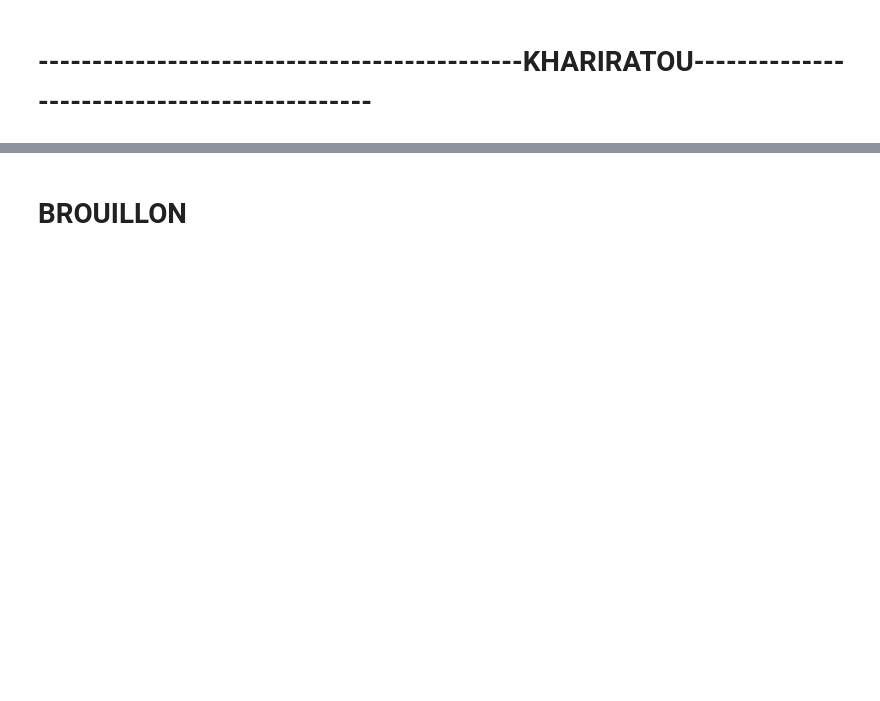
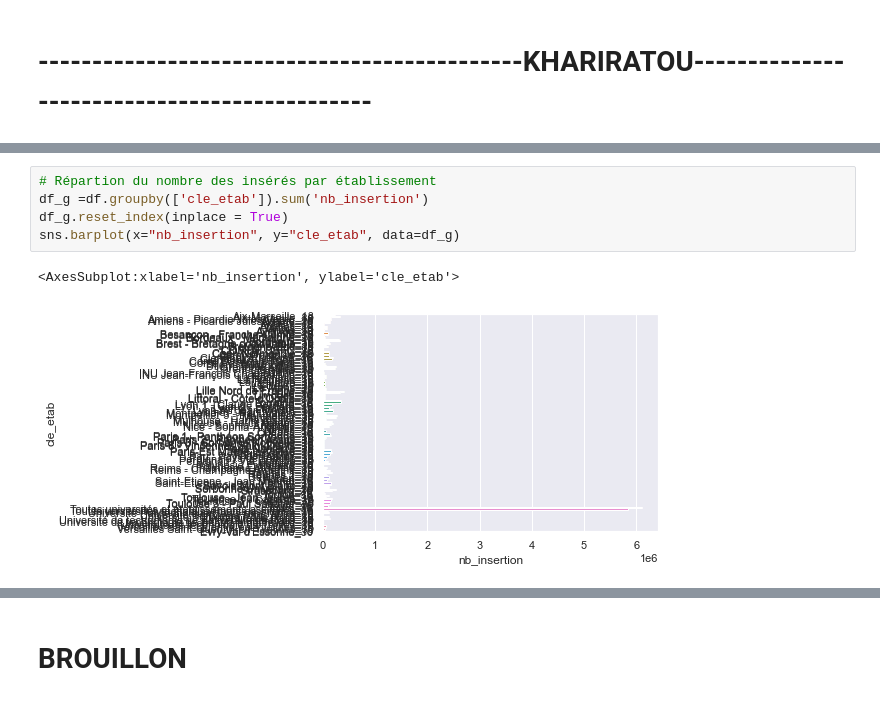
Before and after one commit to DouloSOW/Depot, a Jupyter notebook: principal_script.ipynb, the cells around one changed output, grey strips where cells are left out. Drawn from its saved outputs; the diff is of its cells as text; blank space fills up the shorter version.

```diff
--- a/principal_script.ipynb
+++ b/principal_script.ipynb
@@ -420,0 +514,8 @@ glob_data_insertion.head()
+# %%
+# Répartion du nombre des insérés par établissement
+df_g =df.groupby(['cle_etab']).sum('nb_insertion')
+df_g.reset_index(inplace = True)
+sns.barplot(x="nb_insertion", y="cle_etab", data=df_g)
+# %% [output]
+<AxesSubplot:xlabel='nb_insertion', ylabel='cle_etab'>
+[figure, added]
```
Also changed, not shown: parts of 41 cells of this notebook.
